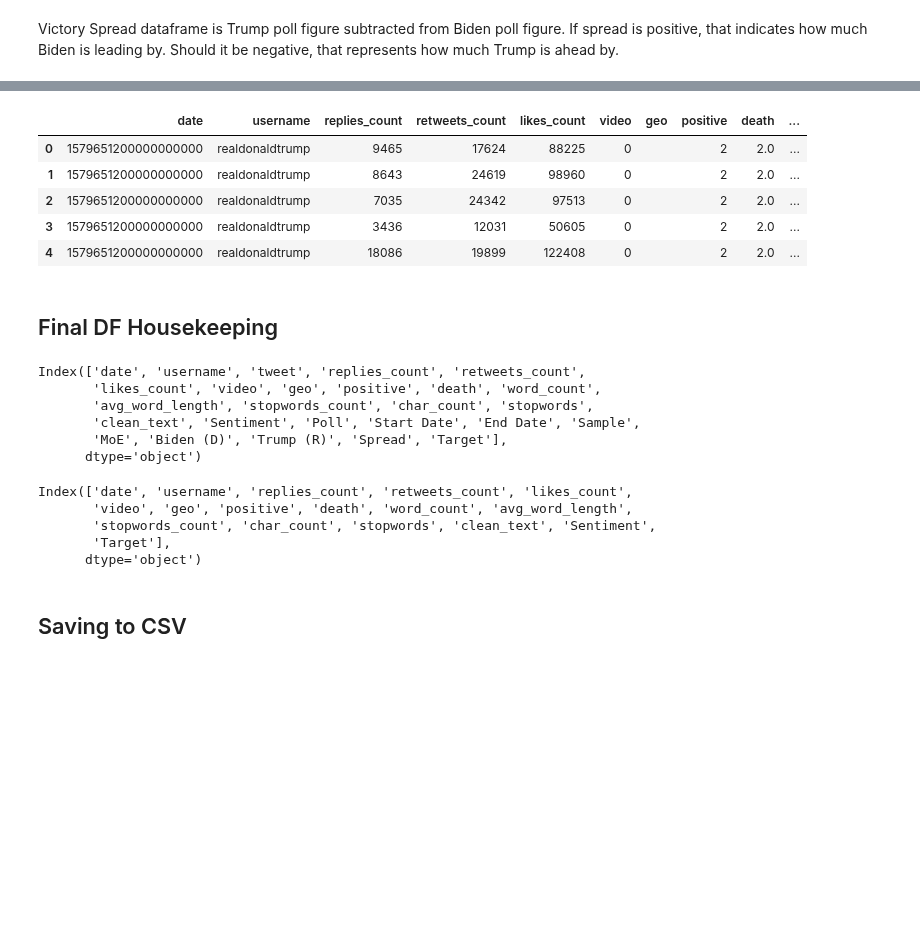
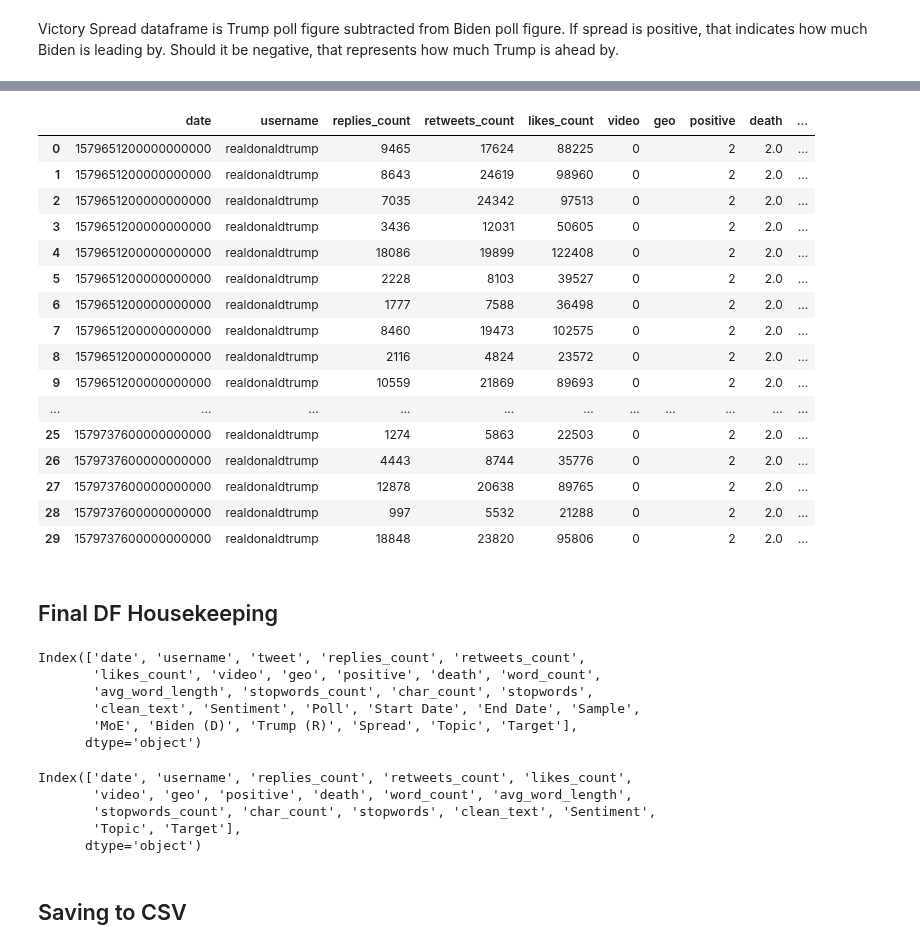
Before and after one commit to jdsmithwes/Capstone-Project, a Jupyter notebook: Dataset_creation_notebook.ipynb, the cells around one changed output, grey strips where cells are left out. Cells and saved outputs as stored; diff of their text form; code cells hidden in the pictures; blank space fills up the shorter version.

```diff
--- a/Dataset_creation_notebook.ipynb
+++ b/Dataset_creation_notebook.ipynb
@@ -270,12 +270,33 @@ Top 10 words for topic #9:
+# %%
+#Dictionary to create Target Column
+category_dict = {}
+for key in [0,4,5,8,1,3]:
+    category_dict[key] = 'Bad Response'
+for key in [10,6,2,7,9]:
+    category_dict[key] = 'Good Response'
+
+#Creation of Target Column
+Master_Tweet_dataset['Target'] = Master_Tweet_dataset['Topic'].map(category_dict)
 # %%
-Master_Tweet_dataset.head()
+Master_Tweet_dataset.head(30)
 # %% [output]
 |  | date | username | replies_count | retweets_count | likes_count | video | geo | positive | death | ... |
 | 0 | 1579651200000000000 | realdonaldtrump | 9465 | 17624 | 88225 | 0 |  | 2 | 2.0 | ... |
 | 1 | 1579651200000000000 | realdonaldtrump | 8643 | 24619 | 98960 | 0 |  | 2 | 2.0 | ... |
 | 2 | 1579651200000000000 | realdonaldtrump | 7035 | 24342 | 97513 | 0 |  | 2 | 2.0 | ... |
 | 3 | 1579651200000000000 | realdonaldtrump | 3436 | 12031 | 50605 | 0 |  | 2 | 2.0 | ... |
 | 4 | 1579651200000000000 | realdonaldtrump | 18086 | 19899 | 122408 | 0 |  | 2 | 2.0 | ... |
+| 5 | 1579651200000000000 | realdonaldtrump | 2228 | 8103 | 39527 | 0 |  | 2 | 2.0 | ... |
+| 6 | 1579651200000000000 | realdonaldtrump | 1777 | 7588 | 36498 | 0 |  | 2 | 2.0 | ... |
+| 7 | 1579651200000000000 | realdonaldtrump | 8460 | 19473 | 102575 | 0 |  | 2 | 2.0 | ... |
+| 8 | 1579651200000000000 | realdonaldtrump | 2116 | 4824 | 23572 | 0 |  | 2 | 2.0 | ... |
+| 9 | 1579651200000000000 | realdonaldtrump | 10559 | 21869 | 89693 | 0 |  | 2 | 2.0 | ... |
+| ... | ... | ... | ... | ... | ... | ... | ... | ... | ... | ... |
+| 25 | 1579737600000000000 | realdonaldtrump | 1274 | 5863 | 22503 | 0 |  | 2 | 2.0 | ... |
+| 26 | 1579737600000000000 | realdonaldtrump | 4443 | 8744 | 35776 | 0 |  | 2 | 2.0 | ... |
+| 27 | 1579737600000000000 | realdonaldtrump | 12878 | 20638 | 89765 | 0 |  | 2 | 2.0 | ... |
+| 28 | 1579737600000000000 | realdonaldtrump | 997 | 5532 | 21288 | 0 |  | 2 | 2.0 | ... |
+| 29 | 1579737600000000000 | realdonaldtrump | 18848 | 23820 | 95806 | 0 |  | 2 | 2.0 | ... |
 # %% [markdown]
 ## Final DF Housekeeping
 # %%
@@ -285,7 +306,7 @@ Index(['date', 'username', 'tweet', 'replies_count', 'retweets_count',
        'likes_count', 'video', 'geo', 'positive', 'death', 'word_count',
        'avg_word_length', 'stopwords_count', 'char_count', 'stopwords',
        'clean_text', 'Sentiment', 'Poll', 'Start Date', 'End Date', 'Sample',
-       'MoE', 'Biden (D)', 'Trump (R)', 'Spread', 'Target'],
+       'MoE', 'Biden (D)', 'Trump (R)', 'Spread', 'Topic', 'Target'],
       dtype='object')
 # %%
 EDA_df = Master_Tweet_dataset.copy()
@@ -314,7 +335,7 @@ Master_Tweet_dataset.columns
 Index(['date', 'username', 'replies_count', 'retweets_count', 'likes_count',
        'video', 'geo', 'positive', 'death', 'word_count', 'avg_word_length',
        'stopwords_count', 'char_count', 'stopwords', 'clean_text', 'Sentiment',
-       'Target'],
+       'Topic', 'Target'],
       dtype='object')
 # %%
 #Checking for null values
```
Also changed, not shown: parts of 3 cells of this notebook, 7 other files.
